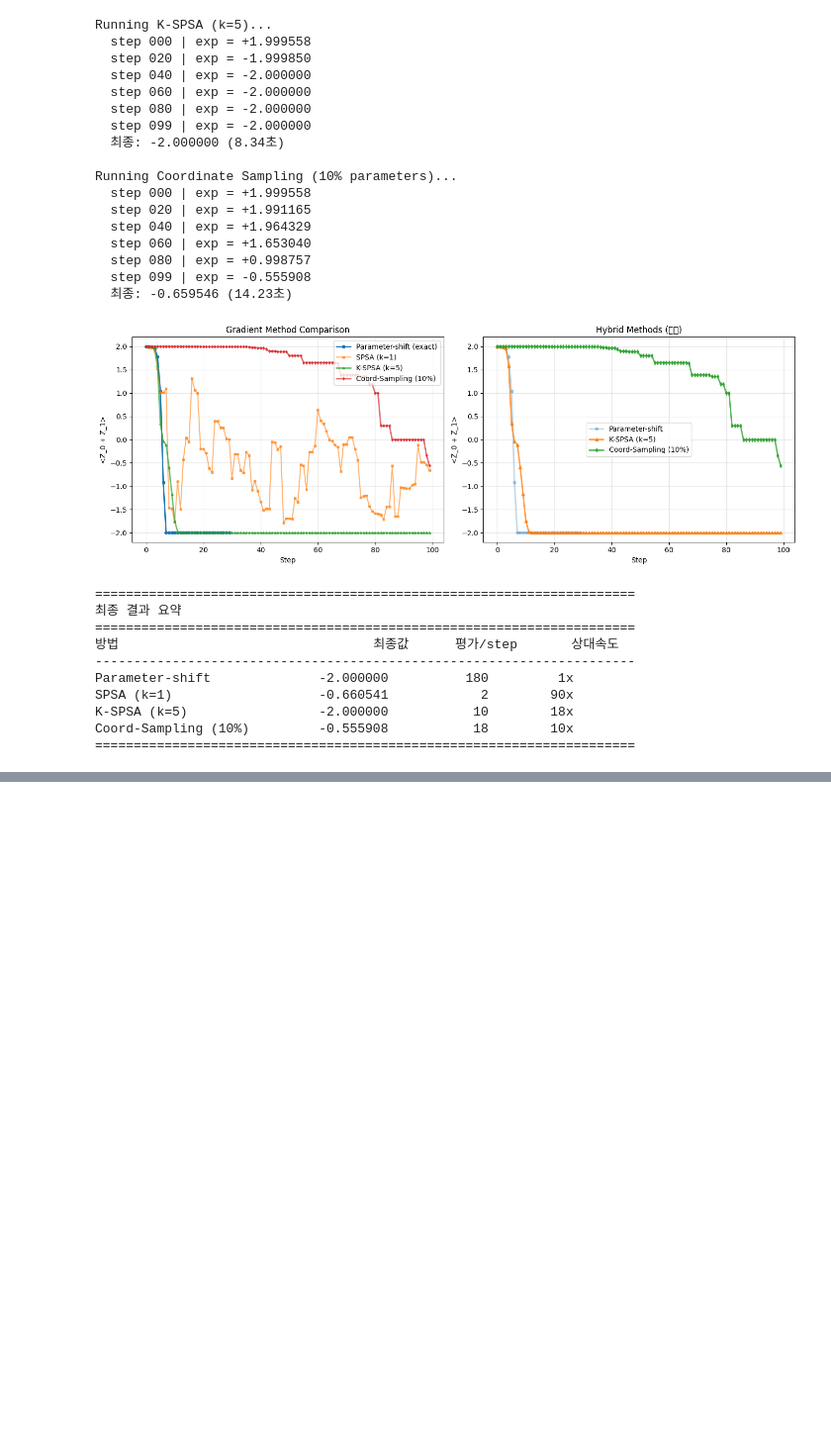
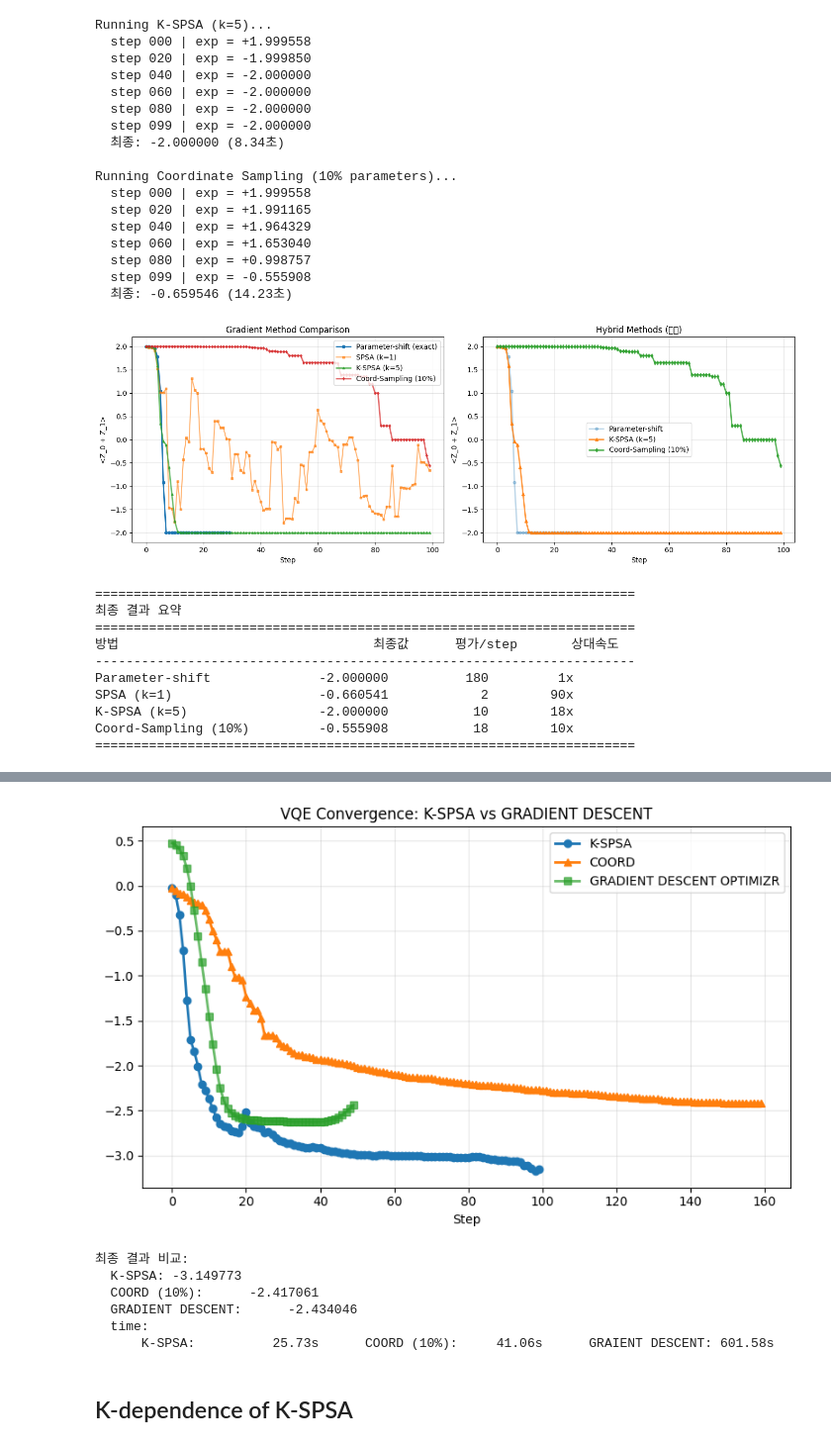
Before and after one commit to Daniel-HyunWoo/PauliPropagation-cuQuantum-python-easy-module, a Jupyter notebook: grad/VQE_cuQu.ipynb, the cells around one changed output, grey strips where cells are left out. Shown at 99% size. Saved outputs shown, nothing was run; the diff lists cells and outputs as text; code cells hidden in the pictures; blank space fills up the shorter version.

```diff
--- a/grad/VQE_cuQu.ipynb
+++ b/grad/VQE_cuQu.ipynb
@@ -894,9 +779,9 @@ K-SPSA (k=5)                 -3.319570           20        18x
 # %%
 import pennylane.numpy as pnp
 import numpy as np
-NUM_QUBITS = 20
+NUM_QUBITS = 18
 NUM_LAYERS = 3
-
+temp = (np.random.rand(NUM_LAYERS, NUM_QUBITS, 3) - 0.5) * 0.2
 # PennyLane 구현 (옵티마이저 사용)
 import pennylane as qml
 import time
@@ -988,0 +920,18 @@ KeyboardInterrupt:
+# %%
+history_coord = []
+lr_coord = 0.4
+steps_coord = 160
+sample_frac = 0.2
+params_coord = temp.copy()
+
+print(f"\nRunning Coordinate Sampling ({int(sample_frac*100)}% parameters)...")
+start_time = time.time()
+for step in range(steps_coord):
+    val = expectation_pauli(params_coord, OBS_TERMS)
+    history_coord.append(val)
+    grads = grad_coordinate_sampling(params_coord, obs_terms=OBS_TERMS, sample_fraction=sample_frac)
+    params_coord -= lr_coord * grads
+    if step % 20 == 0 or step == steps_coord - 1:
+        print(f"  step {step:03d} | exp = {val:+.6f}")
+time_coord = time.time() - start_time
+print(f"  최종: {expectation_pauli(params_coord, OBS_TERMS):+.6f} ({time_coord:.2f}초)")
@@ -988,0 +970,33 @@ KeyboardInterrupt:
+# %%
+# 수렴 비교: Parameter-shift vs Stochastic
+plt.figure(figsize=(8, 5))
+plt.plot(history_kspsa, marker='o', label='K-SPSA', linewidth=2)
+plt.plot(history_coord, marker='^', label='COORD', linewidth=2)
+plt.plot(history_pl, marker='s', alpha=0.7, label='GRADIENT DESCENT OPTIMIZR', linewidth=2)
+plt.xlabel('Step')
+
+plt.title('VQE Convergence: K-SPSA vs GRADIENT DESCENT')
+plt.legend()
+plt.grid(True, alpha=0.3)
+plt.tight_layout()
+plt.show()
+
+print("\n최종 결과 비교:")
+print(f"  K-SPSA: {history_kspsa[-1]:+.6f}")
+print(f"  COORD (10%):      {history_coord[-1]:+.6f}")
+print(f"  GRADIENT DESCENT:      {history_pl[-1]:+.6f}")
+# print(f"  차이:            {abs(history_kspsa[-1] - history_pl[-1]):.6f}")
+print(f"  time:\n\
+      K-SPSA:          25.73s\
+      COORD (10%):     41.06s\
+      GRAIENT DESCENT: 601.58s")
+# %% [output]
+[figure, added]
+최종 결과 비교:
+  K-SPSA: -3.149773
+  COORD (10%):      -2.417061
+  GRADIENT DESCENT:      -2.434046
+  time:
+      K-SPSA:          25.73s      COORD (10%):     41.06s      GRAIENT DESCENT: 601.58s
+# %% [markdown]
+## K-dependence of K-SPSA
```
Also changed, not shown: parts of 19 cells of this notebook.
